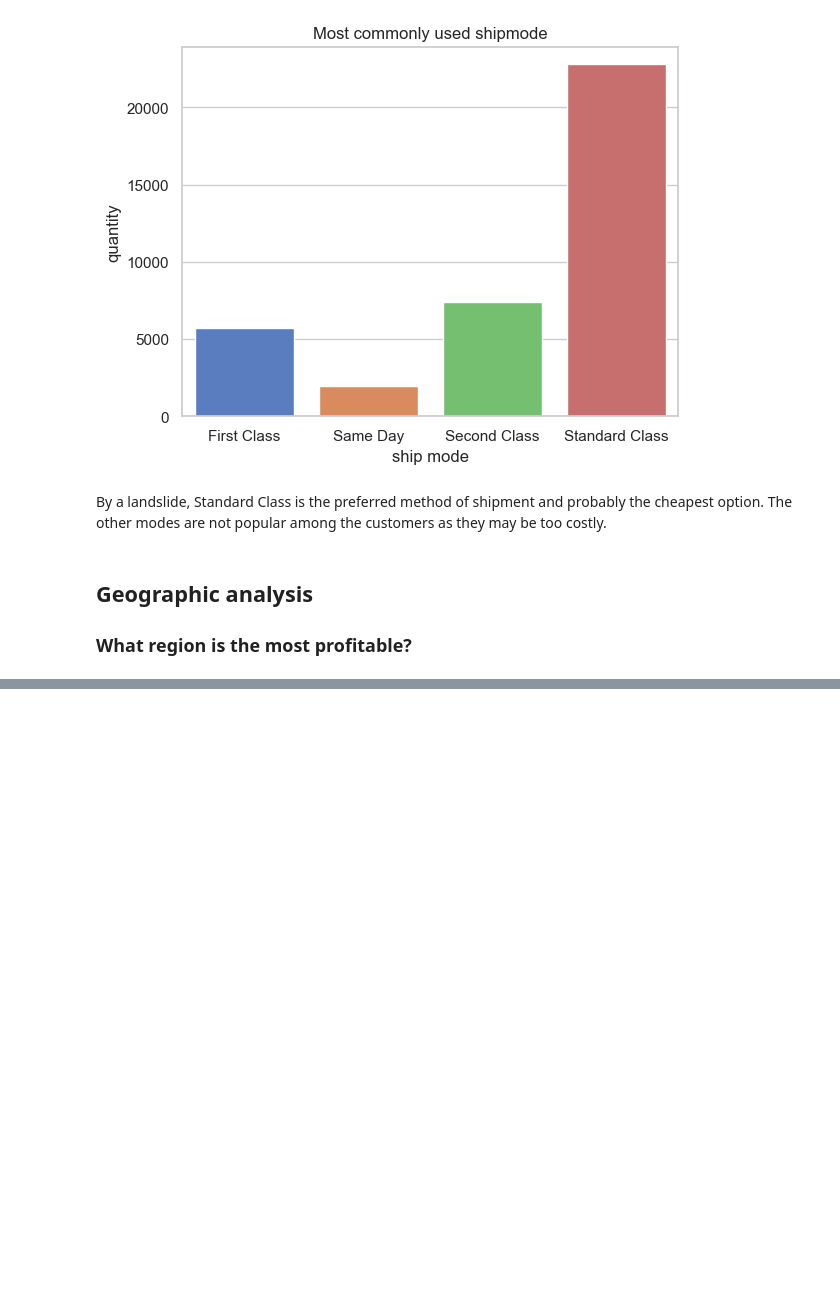
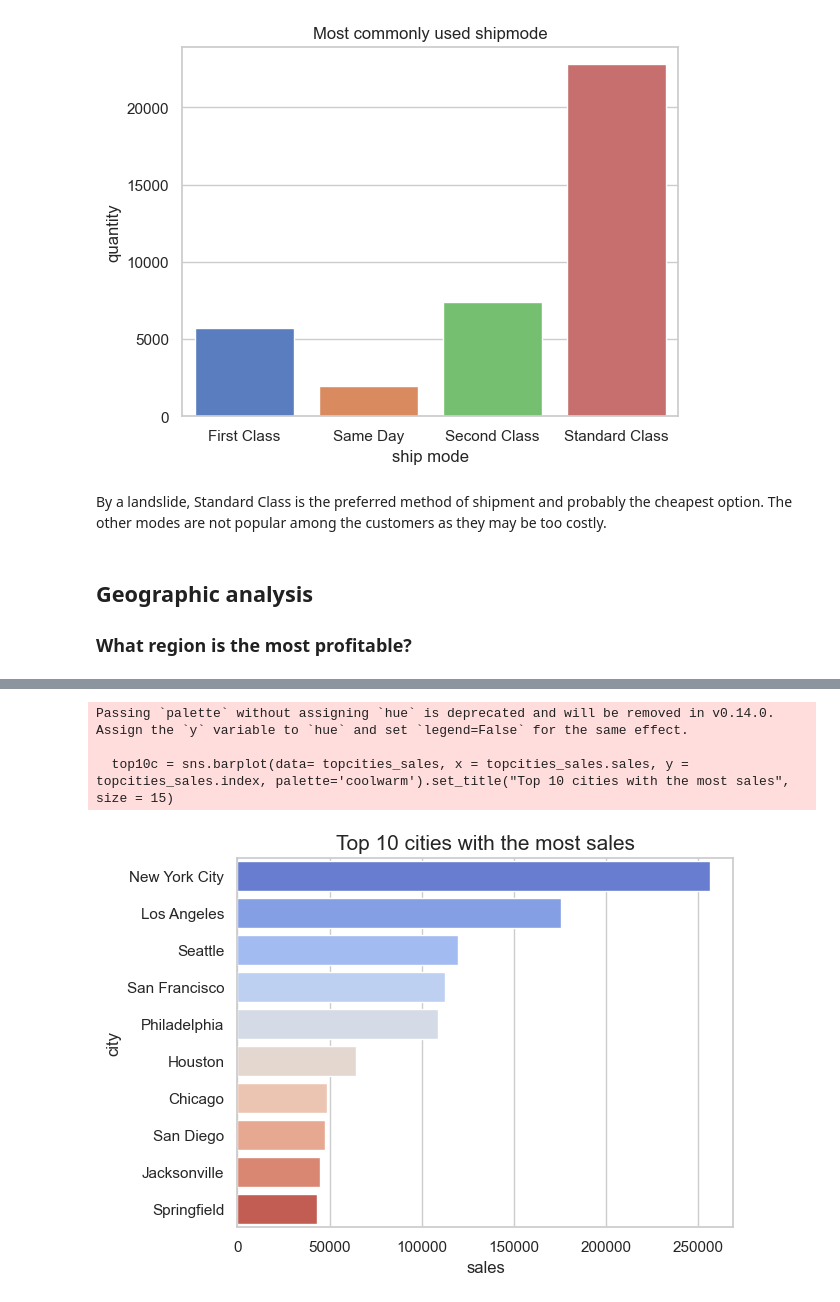
Before and after one commit to Deyazdev/projects, a Jupyter notebook: Superstore Analysis.ipynb, the cells around one changed output, grey strips where cells are left out. Cells and saved outputs as stored; diff of their text form; code cells hidden in the pictures; blank space fills up the shorter version.

```diff
--- a/Superstore Analysis.ipynb
+++ b/Superstore Analysis.ipynb
@@ -384,0 +383,3 @@ Text(0.5, 1.0, 'Most Profitable by Region')
+# %%
+topcities_sales = df.groupby('city')[['sales', 'quantity']].sum().sort_values(by='sales', ascending=False).head(10)
+topcities_sales
@@ -384,0 +399,8 @@ Text(0.5, 1.0, 'Most Profitable by Region')
+# %%
+# Plot top 10 city by sales
+top10c = sns.barplot(data= topcities_sales, x = topcities_sales.sales, y = topcities_sales.index, palette='coolwarm').set_title("Top 10 cities with the most sales", size = 15)
+# %% [output]
+Passing `palette` without assigning `hue` is deprecated and will be removed in v0.14.0. Assign the `y` variable to `hue` and set `legend=False` for the same effect.
+
+  top10c = sns.barplot(data= topcities_sales, x = topcities_sales.sales, y = topcities_sales.index, palette='coolwarm').set_title("Top 10 cities with the most sales", size = 15)
+[figure, added]
```
Also changed, not shown: parts of 13 cells of this notebook.
